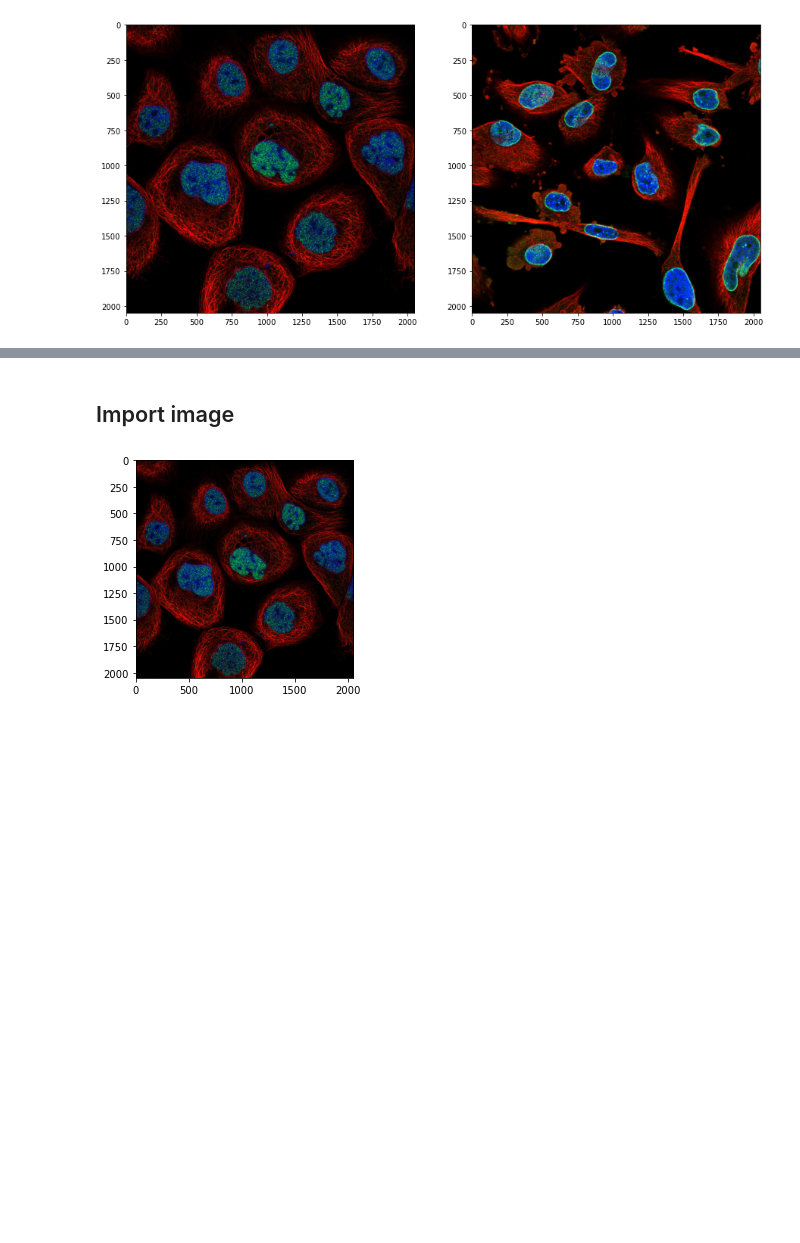
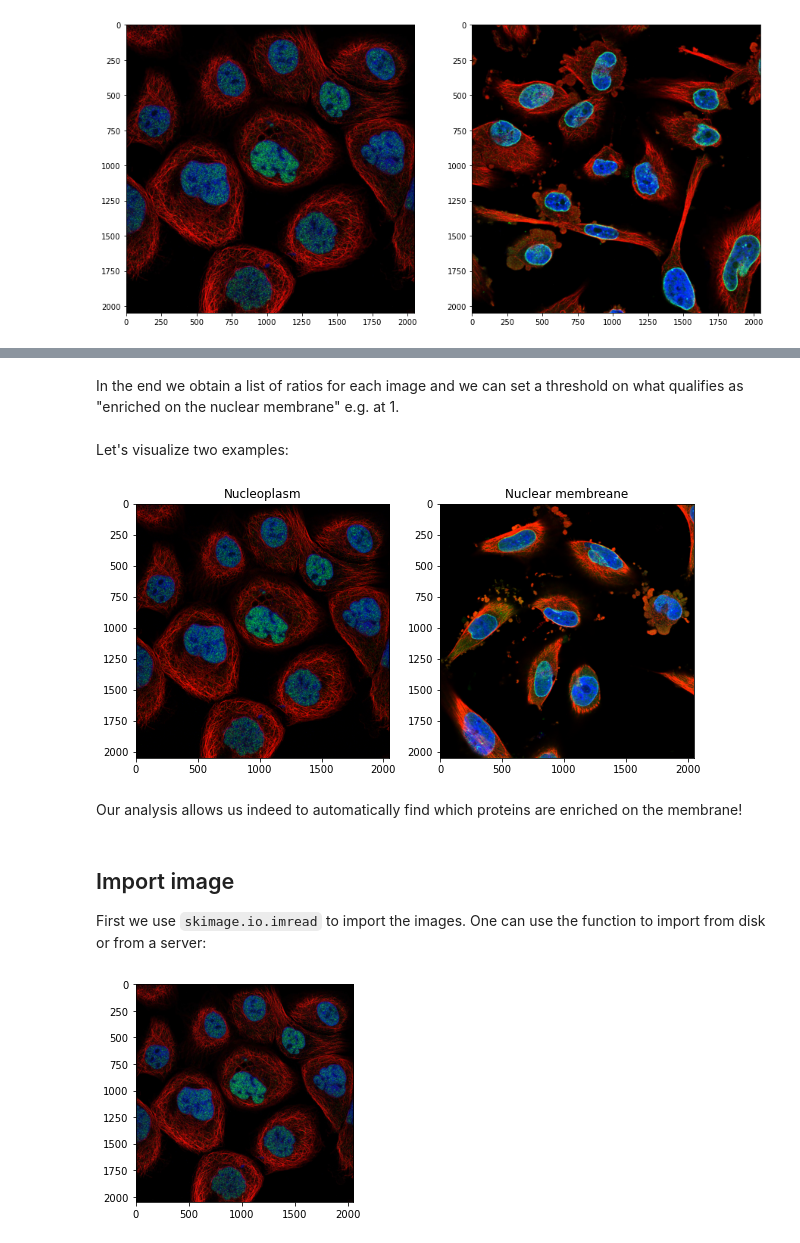
Before and after one commit to guiwitz/PyImageCourse_beginner, a Jupyter notebook: Demo.ipynb, the cells around one changed output, grey strips where cells are left out. Saved outputs shown, nothing was run; the diff lists cells and outputs as text; code cells hidden in the pictures; blank space fills up the shorter version.

````diff
--- a/Demo.ipynb
+++ b/Demo.ipynb
@@ -86,5 +101,21 @@ plt.hist(ratios);
+# %% [markdown]
+In the end we obtain a list of ratios for each image and we can set a threshold on what qualifies as "enriched on the nuclear membrane" e.g. at 1.
+# %% [markdown]
+Let's visualize two examples:
+# %%
+fig, ax = plt.subplots(1,2, figsize=(10,10))
+ax[0].imshow(skimage.io.imread('images/'+high_ratio[0]))
+ax[1].imshow(skimage.io.imread('images/'+low_ratio[0]))
+ax[0].set_title('Nucleoplasm');
+ax[1].set_title('Nuclear membreane');
+# %% [output]
+[figure, added]
+# %% [markdown]
+Our analysis allows us indeed to automatically find which proteins are enriched on the membrane!
 # %% [markdown]
 ## Import image
+
+First we use ```skimage.io.imread``` to import the images. One can use the function to import from disk or from a server:
 # %%
 image = skimage.io.imread('https://github.com/guiwitz/PyImageCourse_beginner/raw/cellatlas/images/24138_196_F7_2.tif')
 plt.imshow(image);
````
Also changed, not shown: parts of 12 cells of this notebook.
